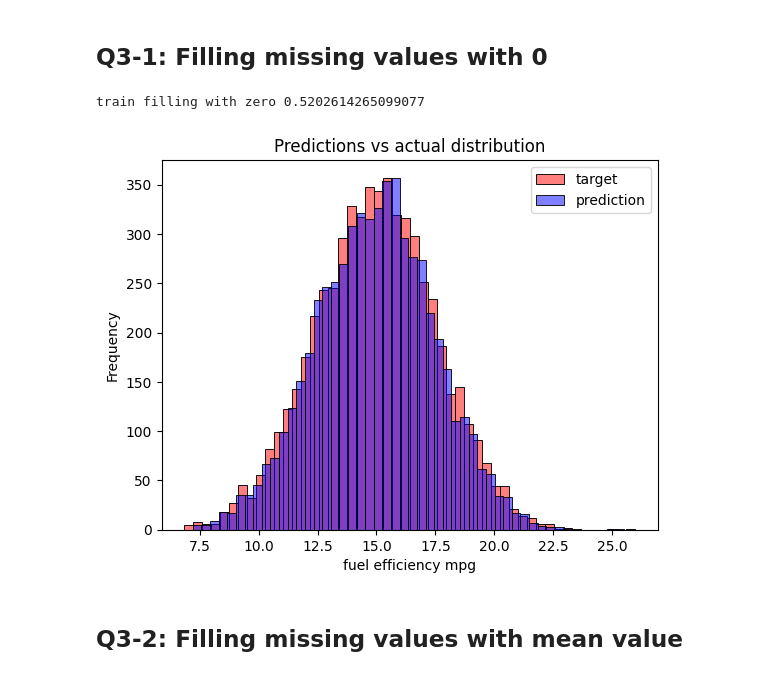
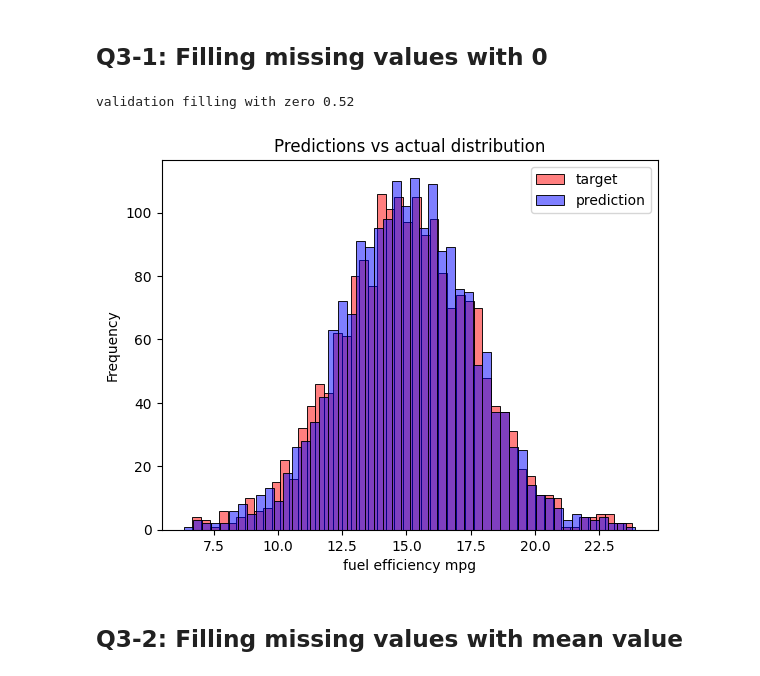
Before and after one commit to jhon-marquez-cardenas/Machine-learning-zoomcamp-2025-Homeworks, a Jupyter notebook: 02-regression/Homework_2_JFMC_2025.ipynb, the cells around one changed output. Saved outputs shown, nothing was run; the diff lists cells and outputs as text; code cells hidden in the pictures.

```diff
--- a/02-regression/Homework_2_JFMC_2025.ipynb
+++ b/02-regression/Homework_2_JFMC_2025.ipynb
@@ -261,16 +261,21 @@ df.head()
 # %%
 X_train_zero = prepare_X(df_train, base, 'zero')
 y_train = df_train.fuel_efficiency_mpg.values
+w_0_zero, w_zero = train_linear_regression(X_train_zero,y_train,r=0)
 
-w_0_zero, w_zero = train_linear_regression(X_train_zero,y_train,r=0)
-y_pred_zero = w_0_zero + X_train_zero.dot(w_zero)
+X_val_zero = prepare_X(df_val, base, 'zero')
+y_val = df_val.fuel_efficiency_mpg.values
 
-print('train filling with zero', rmse(y_train, y_pred_zero))
+y_pred_zero = w_0_zero + X_val_zero.dot(w_zero)
 
-plotDistribution(y_train, y_pred_zero)
+#y_pred_zero = w_0_zero + X_train_zero.dot(w_zero)
+
+print('validation filling with zero', round(rmse(y_val, y_pred_zero),2))
+
+plotDistribution(y_val, y_pred_zero)
 # %% [output]
-train filling with zero 0.5202614265099077
+validation filling with zero 0.52
-[figure, old version]
+[figure, new version]
 # %% [markdown]
 ## Q3-2: Filling missing values with mean value
 # %%
```
Also changed, not shown: parts of 2 cells of this notebook.
